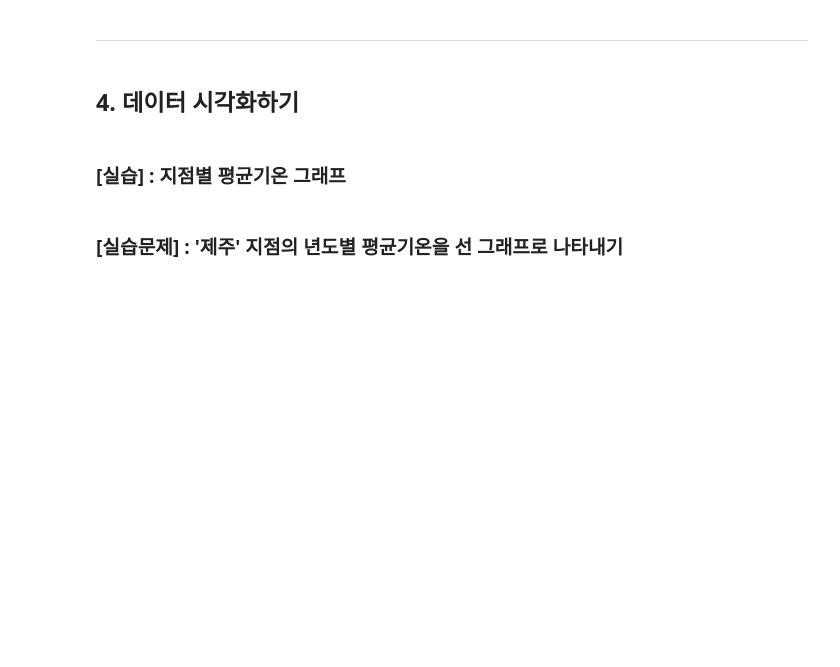
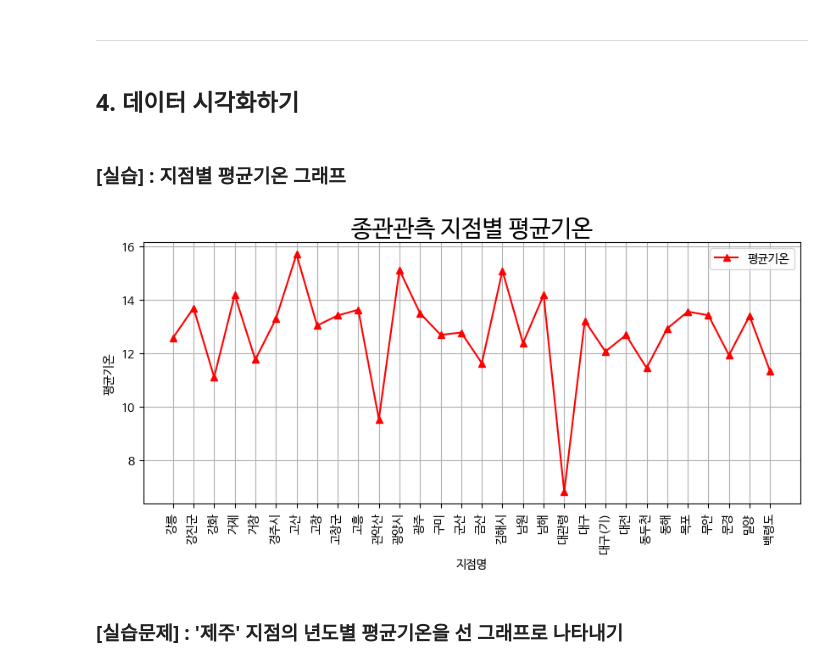
Before and after one commit to jinjin0070/dataAnalysys, a Jupyter notebook: 2_데이터분석_03_공공데이터_기상청날씨_배포.ipynb, the cells around one changed output. Cells and saved outputs as stored; diff of their text form; code cells hidden in the pictures; blank space fills up the shorter version.

```diff
--- a/2_데이터분석_03_공공데이터_기상청날씨_배포.ipynb
+++ b/2_데이터분석_03_공공데이터_기상청날씨_배포.ipynb
@@ -528,34 +715,36 @@ df.to_csv(outfile, encoding='cp949', mode='w', index=True)
 # %%
 import pandas as pd
 import matplotlib.pyplot as plt
 
 # 한글,그래프크기
-plt.rcParams['font.family'] = 'Malgun Gothic'
+plt.rcParams['font.family'] = 'NanumBarunGothic'
 plt.rcParams['figure.figsize'] = (10, 4)
 plt.rcParams['axes.unicode_minus']
 
 # 1.데이터 불러오기
-file = 'data/OBS_ASOS_MNH_20240408173612.csv'
-df = pd.read_csv(file, encoding='cp949')
+file = 'OBS_ASOS_MNH_20240408173612.csv'
+df = pd.read_csv(filename, encoding='cp949')
 df
 
 # 2.컬럼명 지정
 df.columns = ['지점', '지점명', '일시', '평균기온', '최고기온', '최저기온',
               '평균현지기압','평균상대습도', '월합강수량', '평균풍',
               '일조시간','최심적설']
 df['년도'] = df.일시.str[0:4]
 df.head(2)
 
 # 3.지점별 평균 구하기(지점 30개만 추출)
 df_ = df.groupby('지점명').aggregate({'평균기온':'mean'}).head(30)
 
-plt.plot(df_, '^', linestyle='solid', c='red', label='평균기온')
+plt.plot(df_, marker='^', linestyle='solid', c='red', label='평균기온')
 plt.xticks(rotation=90)
 plt.title('종관관측 지점별 평균기온', fontsize=20)
 plt.xlabel('지점명'); plt.ylabel('평균기온');
 plt.legend(); plt.grid();
 plt.savefig('./지점별그래프.png')
 plt.show()
+# %% [output]
+[figure, added]
 # %% [markdown]
 ### [실습문제] : '제주' 지점의 년도별 평균기온을  선 그래프로 나타내기
 # %%
```
Also changed, not shown: parts of 27 cells of this notebook.
